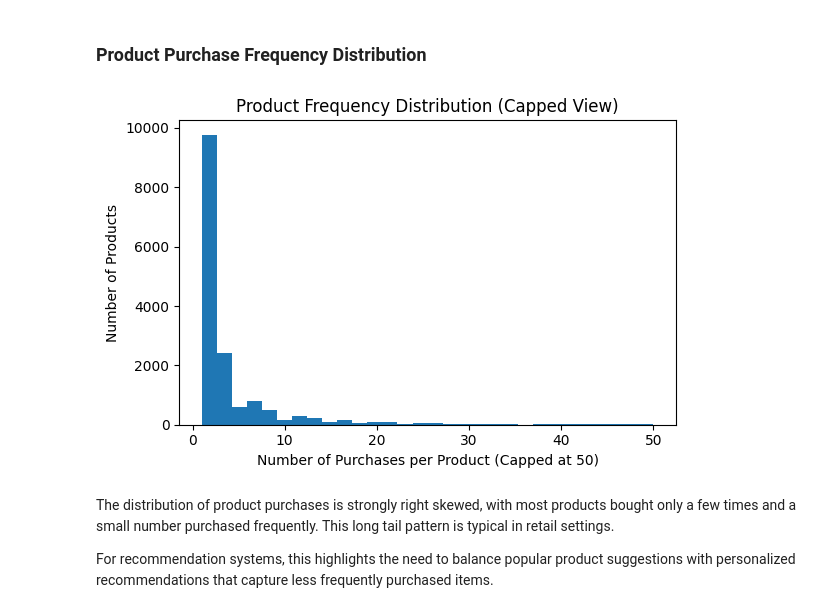
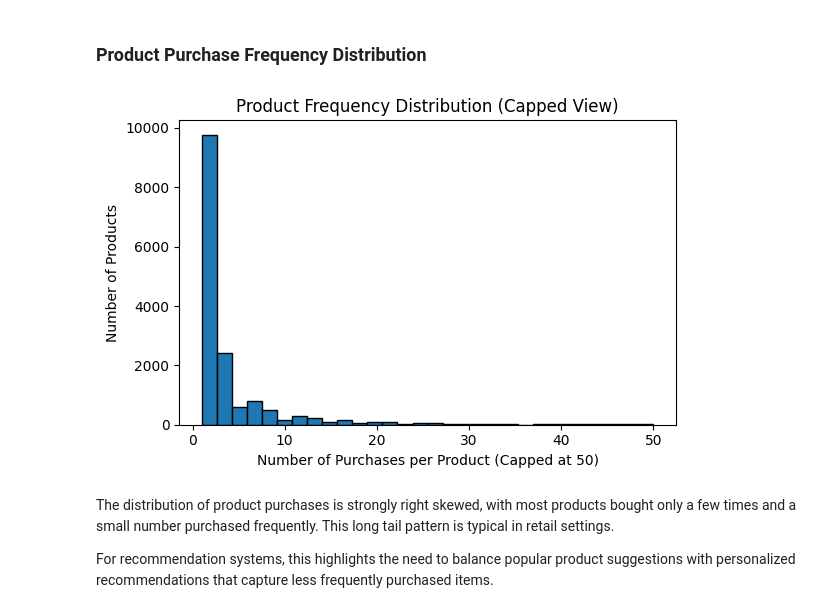
Before and after one commit to RevibeZ/DX699-Mod2-AI-for-Leaders, a Jupyter notebook: OMDS-ModB2-Week2-Pimentel-Erwin.ipynb, the cells around one changed output. Cells and saved outputs as stored; diff of their text form; code cells hidden in the pictures.

```diff
--- a/OMDS-ModB2-Week2-Pimentel-Erwin.ipynb
+++ b/OMDS-ModB2-Week2-Pimentel-Erwin.ipynb
@@ -331,17 +338,17 @@ The presence of a long tail suggests variability in shopping behavior, which is
 # %%
 product_freq = instacart_sample["product_name"].value_counts()
 
 product_freq.head()
 
 plt.figure(figsize=(6,4))
-plt.hist(product_freq[product_freq <= 50], bins=30)
+plt.hist(product_freq[product_freq <= 50], bins=30, edgecolor='black')
 plt.xlabel("Number of Purchases per Product (Capped at 50)")
 plt.ylabel("Number of Products")
 plt.title("Product Frequency Distribution (Capped View)")
 plt.tight_layout()
 plt.show()
 # %% [output]
-[figure, old version]
+[figure, new version]
 # %% [markdown]
 The distribution of product purchases is strongly right skewed, with most products bought only a few times and a small number purchased frequently. This long tail pattern is typical in retail settings.
 
```
Also changed, not shown: parts of 21 cells of this notebook.
